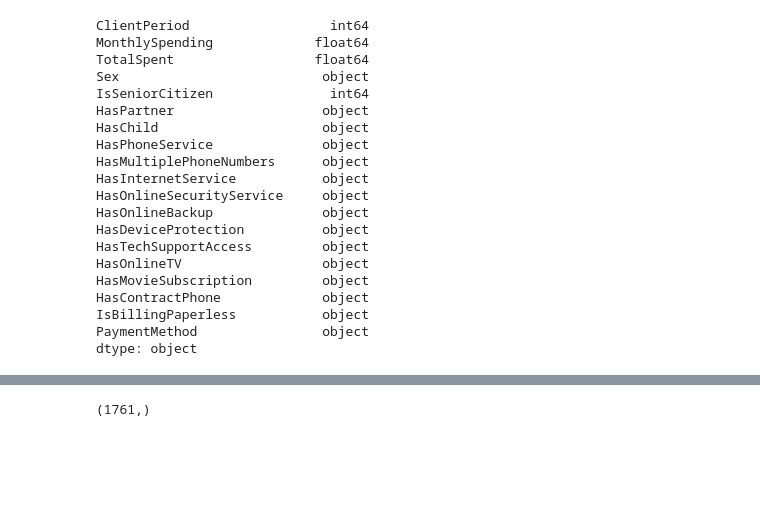
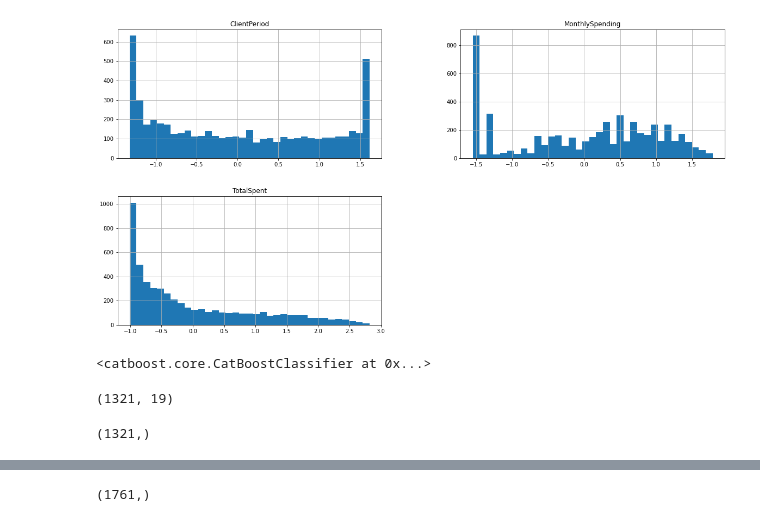
Before and after one commit to Lidiia-Afanasieva/Churn_Prediction, a Jupyter notebook: catboosted-drop-preds.ipynb, the cells around one changed output, grey strips where cells are left out. Saved outputs shown, nothing was run; the diff lists cells and outputs as text; code cells hidden in the pictures; blank space fills up the shorter version.

Commit message:
Kaggle Notebook | CatBoosted_Drop_preds | Version 4

```diff
--- a/catboosted-drop-preds.ipynb
+++ b/catboosted-drop-preds.ipynb
@@ -92,4 +94,8 @@ error_col = 'TotalSpent'
 data = pd.read_csv('/kaggle/input/advanced-dls-spring-2021/train.csv')
 # похоже в этом столбце некорректный формат данных
 data[error_col] =  pd.to_numeric(data[error_col], errors='coerce')
-data.fillna(-999, inplace=True)
+data.fillna(1., inplace=True)
+
+# numeric data settings
+scaler = StandardScaler()
+data[num_cols] = scaler.fit_transform(data[num_cols])
@@ -107,29 +115,9 @@ X_train, X_validation, y_train, y_validation = train_test_split(X, y,
                                                                 random_state=42)
 
 # X_submis = X_submis.to_numpy()
-# %%
-print(X.dtypes)
-
-categorical_features_indices = np.where(X.dtypes != float)[0]
-# %% [output]
-ClientPeriod                  int64
-MonthlySpending             float64
-TotalSpent                  float64
-Sex                          object
-IsSeniorCitizen               int64
-HasPartner                   object
-HasChild                     object
-HasPhoneService              object
-HasMultiplePhoneNumbers      object
-HasInternetService           object
-HasOnlineSecurityService     object
-HasOnlineBackup              object
-HasDeviceProtection          object
-HasTechSupportAccess         object
-HasOnlineTV                  object
-HasMovieSubscription         object
-HasContractPhone             object
-IsBillingPaperless           object
-PaymentMethod                object
-dtype: object
+# %%
+data[num_cols].hist(bins=35, figsize=(20, 10))
+plt.show()
+# %% [output]
+[figure, added]
 # %%
@@ -140,0 +129,5 @@ model = CatBoostClassifier(
+# %%
+model = CatBoostClassifier(cat_features=cat_cols, verbose=False)
+model.fit(X_train, y_train)
+# %% [output]
+<catboost.core.CatBoostClassifier at 0x...>
@@ -140,0 +137,8 @@ model = CatBoostClassifier(
+# %%
+X_validation.shape
+# %% [output]
+(1321, 19)
+# %%
+predictions_probs.shape
+# %% [output]
+(1321,)
```
Also changed, not shown: parts of 15 cells of this notebook.
